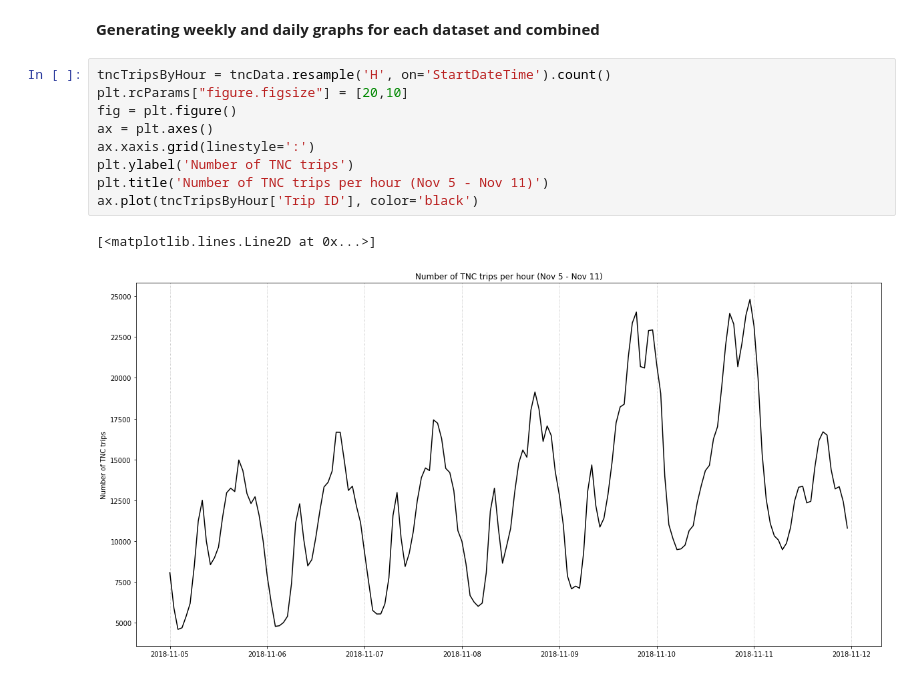
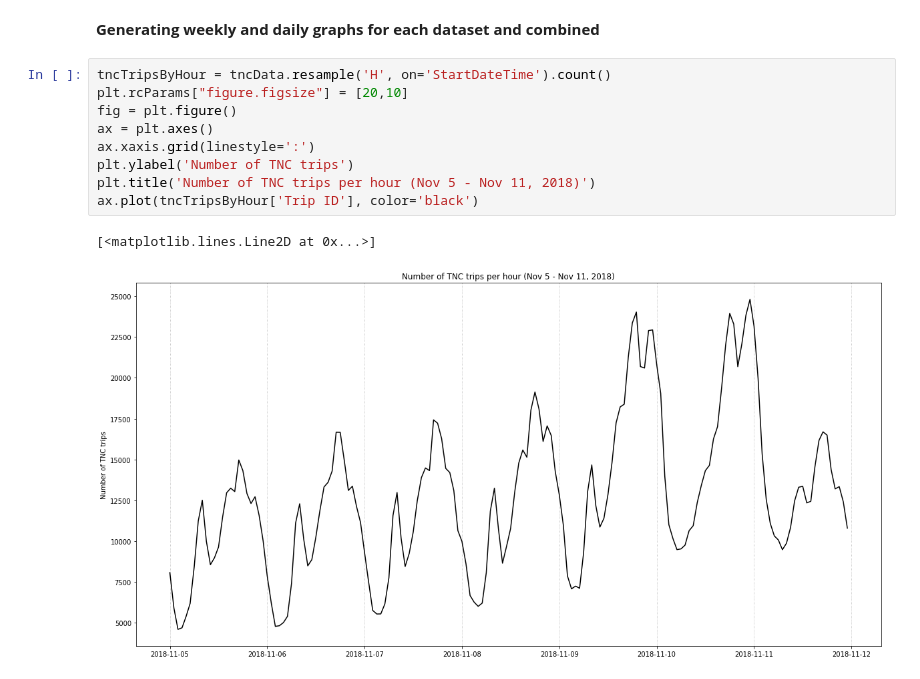
Before and after one commit to juanfrans/chicago_tnc_vs_taxis, a Jupyter notebook: 02_GeneratingSummaryTablesGraphs/src/01_GeneratingSummaryTablesGraphs.ipynb, the cells around one changed output. Cells and saved outputs as stored; diff of their text form.

Commit message:
finished 02_GeneratingSummaryTablesGraphs

```diff
--- a/02_GeneratingSummaryTablesGraphs/src/01_GeneratingSummaryTablesGraphs.ipynb
+++ b/02_GeneratingSummaryTablesGraphs/src/01_GeneratingSummaryTablesGraphs.ipynb
@@ -507,12 +509,12 @@ Peak hour for 2016-11-13 00:00:00 is 0 with 2659 trips.
 # %%
 tncTripsByHour = tncData.resample('H', on='StartDateTime').count()
 plt.rcParams["figure.figsize"] = [20,10]
 fig = plt.figure()
 ax = plt.axes()
 ax.xaxis.grid(linestyle=':')
 plt.ylabel('Number of TNC trips')
-plt.title('Number of TNC trips per hour (Nov 5 - Nov 11)')
+plt.title('Number of TNC trips per hour (Nov 5 - Nov 11, 2018)')
 ax.plot(tncTripsByHour['Trip ID'], color='black')
 # %% [output]
 [<matplotlib.lines.Line2D at 0x...>]
-[figure, old version]
+[figure, new version]
```
Also changed, not shown: parts of 6 cells of this notebook, 1 other file.
